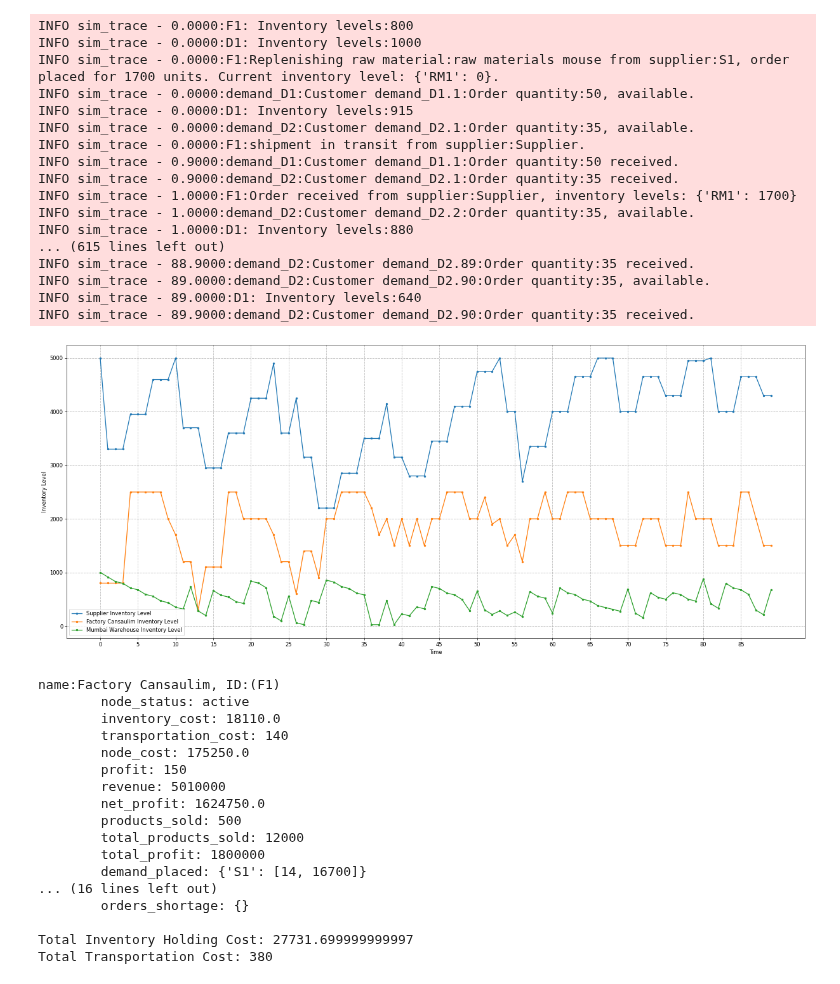
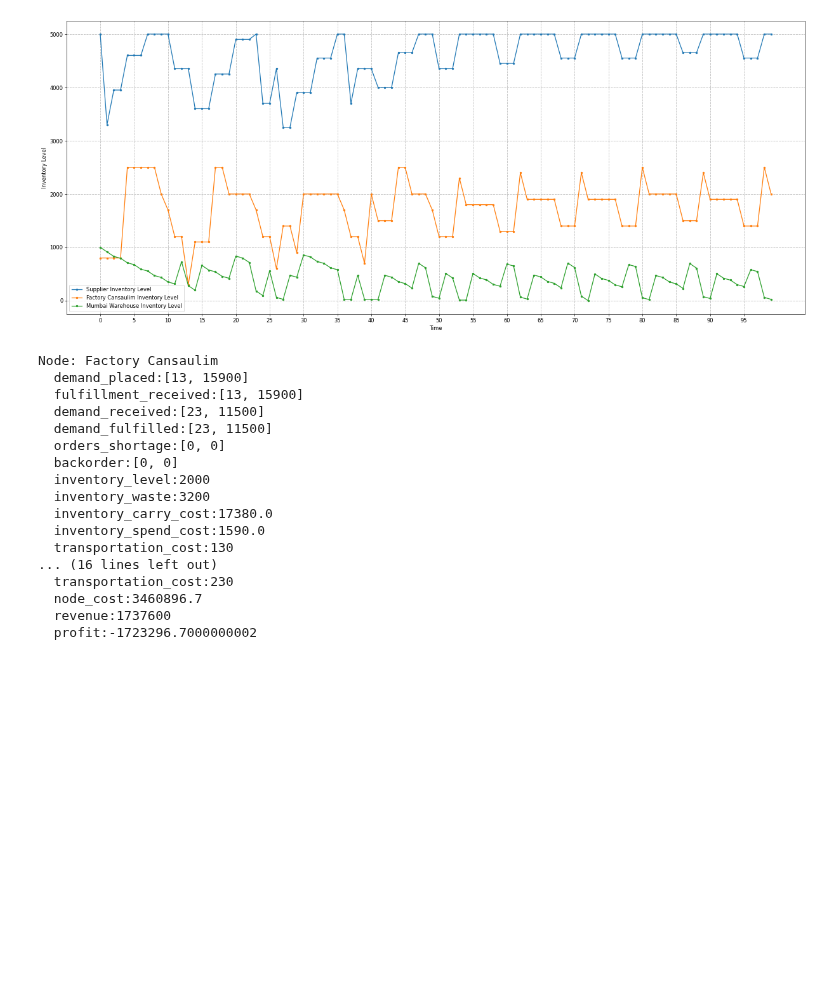
Before and after one commit to SupplyChainSimulation/SupplyNetPy, a Jupyter notebook: examples/ex12_replenish_policies.ipynb, the cells around one changed output. Cells and saved outputs as stored; diff of their text form; code cells hidden in the pictures; blank space fills up the shorter version.

```diff
--- a/examples/ex12_replenish_policies.ipynb
+++ b/examples/ex12_replenish_policies.ipynb
@@ -16,7 +16,7 @@ def print_dict(info: dict):
             print(f"\t{key}: {len(value)} (list)")
         else:
             print(f"\t{key}: {value}")
-simtime = 90
+simtime = 100
 env = simpy.Environment()
 raw_mat = scm.RawMaterial(ID="RM1", name="raw materials mouse", extraction_quantity=650,
                           extraction_time=3, mining_cost=0.01, cost=0.1)
@@ -24,84 +24,58 @@ raw_mat = scm.RawMaterial(ID="RM1", name="raw materials mouse", extraction_quant
 supplier = scm.Supplier(env=env, ID='S1', name='Supplier', node_type="supplier", raw_material=raw_mat, capacity=5000,
                         initial_level=5000, inventory_holding_cost=0.1)
 mouse = scm.Product(ID="MW11", name="Toad M11", manufacturing_cost=10, manufacturing_time=1, sell_price=300, buy_price=150,
-                             raw_materials=[{"raw_material": raw_mat, "quantity": 1}], batch_size=2500)
+                             raw_materials=[(raw_mat,1)], batch_size=2500)
 factory = scm.Manufacturer(env=env, ID='F1', name='Factory Cansaulim', capacity=2500, initial_level=800, shelf_life=10,
                            inventory_holding_cost=0.1, replenishment_policy=scm.SSReplenishment, policy_param={'s':1500, 'S':2500},
                            product=mouse, product_sell_price=300, inventory_type="perishable")
 distributor = scm.InventoryNode(env=env, ID='D1', name='Mumbai Warehouse', node_type="warehouse", shelf_life=10,
                                 capacity=1000, initial_level=1000, inventory_holding_cost=0.22,
                                 replenishment_policy = scm.RQReplenishment, policy_param={'R':500, 'Q':500},
                                 product_buy_price=300, product_sell_price=320, inventory_type="perishable")
 link = scm.Link(env=env, ID='L1', source=supplier, sink=factory, cost=10, lead_time=lambda: 1)
 link = scm.Link(env=env, ID='L1', source=factory, sink=distributor, cost=10, lead_time=lambda: 1)
 demand1 = scm.Demand(env=env, ID='demand_D1', name='Demand Pune', order_arrival_model=lambda: 2, order_quantity_model=lambda:50,
                      delivery_cost=lambda:10, lead_time=lambda:0.9, demand_node=distributor)
 demand2 = scm.Demand(env=env, ID='demand_D2', name='Demand Kalyan', order_arrival_model=lambda: 1, order_quantity_model=lambda:35,
                      delivery_cost=lambda:10, lead_time=lambda:0.9, demand_node=distributor)
-#scm.global_logger.disable_logging()
+
+scm.global_logger.disable_logging()
 env.run(until=simtime)
 from matplotlib.pyplot import figure
 figure(figsize=(25, 10), dpi=60)
 for node in [supplier, factory, distributor]:
     inv_levels = np.array(node.inventory.instantaneous_levels)
     plt.plot(inv_levels[:,0], inv_levels[:,1], label=f'{node.name} Inventory Level',marker='.')
 plt.xlabel('Time')
 plt.ylabel('Inventory Level')
 xticks = np.arange(0, simtime, 5)
 plt.xticks(xticks)
 plt.grid(which='both', linestyle='--', linewidth=1, alpha=0.8)
 plt.legend()
 plt.show()
 # %% [output]
-INFO sim_trace - 0.0000:F1: Inventory levels:800
-INFO sim_trace - 0.0000:D1: Inventory levels:1000
-INFO sim_trace - 0.0000:F1:Replenishing raw material:raw materials mouse from supplier:S1, order placed for 1700 units. Current inventory level: {'RM1': 0}.
-INFO sim_trace - 0.0000:demand_D1:Customer demand_D1.1:Order quantity:50, available.
-INFO sim_trace - 0.0000:D1: Inventory levels:915
-INFO sim_trace - 0.0000:demand_D2:Customer demand_D2.1:Order quantity:35, available.
-INFO sim_trace - 0.0000:F1:shipment in transit from supplier:Supplier.
-INFO sim_trace - 0.9000:demand_D1:Customer demand_D1.1:Order quantity:50 received.
-INFO sim_trace - 0.9000:demand_D2:Customer demand_D2.1:Order quantity:35 received.
-INFO sim_trace - 1.0000:F1:Order received from supplier:Supplier, inventory levels: {'RM1': 1700}
-INFO sim_trace - 1.0000:demand_D2:Customer demand_D2.2:Order quantity:35, available.
-INFO sim_trace - 1.0000:D1: Inventory levels:880
-... (615 lines left out)
-INFO sim_trace - 88.9000:demand_D2:Customer demand_D2.89:Order quantity:35 received.
-INFO sim_trace - 89.0000:demand_D2:Customer demand_D2.90:Order quantity:35, available.
-INFO sim_trace - 89.0000:D1: Inventory levels:640
-INFO sim_trace - 89.9000:demand_D2:Customer demand_D2.90:Order quantity:35 received.
-[figure, old version]
+[figure, new version]
 # %%
-total_inv_cost = 0
-total_transport_cost = 0
+
 for node in [factory, distributor]: #   demand1, demand2
-    #print("info_keys = ",node._info_keys)
-    #print("stats_keys = ",node._stats_keys)
-    print(f"\nname:{node.name}, ID:({node.ID})")
-    #print_dict(node.get_info())
-    node_stats = node.get_statistics()
-    print_dict(node_stats)
-    total_inv_cost += node_stats['inventory_cost']
-    node_transport_cost = node_stats['transportation_cost']
-    total_transport_cost += node_transport_cost
-
-print(f"\nTotal Inventory Holding Cost: {total_inv_cost}")
-print(f"Total Transportation Cost: {total_transport_cost}")
+    print(f"Node: {node.name}")
+    for key,value in node.stats.get_statistics().items():
+        print(f"  {key}:{value}")
 # %% [output]
-name:Factory Cansaulim, ID:(F1)
-        node_status: active
-        inventory_cost: 18110.0
-        transportation_cost: 140
-        node_cost: 175250.0
-        profit: 150
-        revenue: 5010000
-        net_profit: 1624750.0
-        products_sold: 500
-        total_products_sold: 12000
-        total_profit: 1800000
-        demand_placed: {'S1': [14, 16700]}
+Node: Factory Cansaulim
+  demand_placed:[13, 15900]
+  fulfillment_received:[13, 15900]
+  demand_received:[23, 11500]
+  demand_fulfilled:[23, 11500]
+  orders_shortage:[0, 0]
+  backorder:[0, 0]
+  inventory_level:2000
+  inventory_waste:3200
+  inventory_carry_cost:17380.0
+  inventory_spend_cost:1590.0
+  transportation_cost:130
 ... (16 lines left out)
-        orders_shortage: {}
-
-Total Inventory Holding Cost: 27731.699999999997
-Total Transportation Cost: 380
+  transportation_cost:230
+  node_cost:3460896.7
+  revenue:1737600
+  profit:-1723296.7000000002
```
Also changed, not shown: 19 other files.
